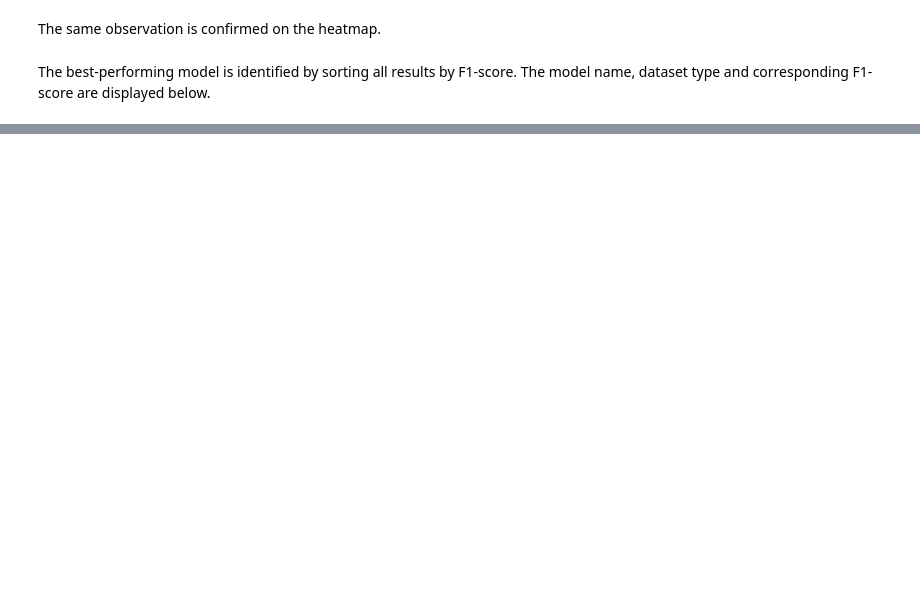
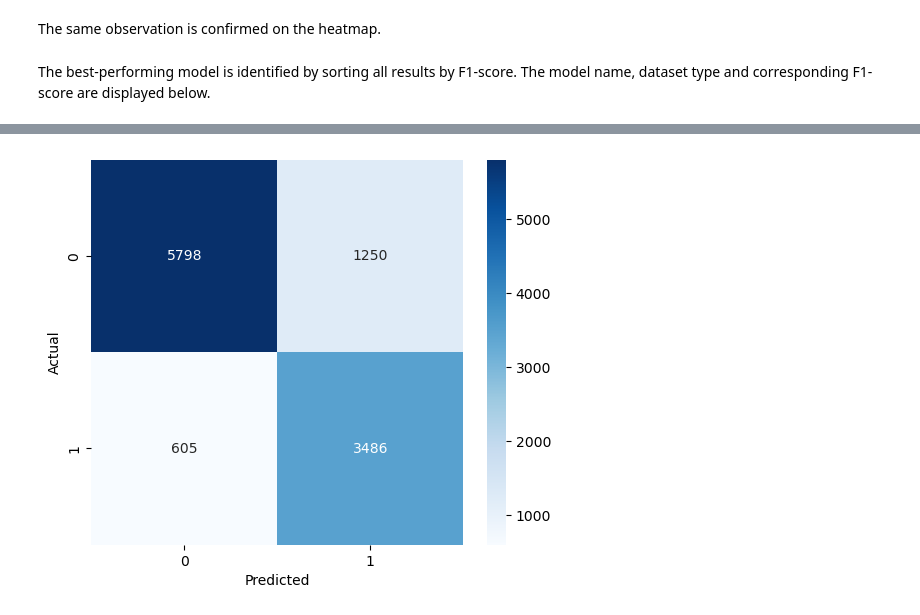
Before and after one commit to GWeronika/Smoking-detection, a Jupyter notebook: CI_ClassicalML.ipynb, the cells around one changed output, grey strips where cells are left out. Drawn from its saved outputs; the diff is of its cells as text; code cells hidden in the pictures; blank space fills up the shorter version.

```diff
--- a/CI_ClassicalML.ipynb
+++ b/CI_ClassicalML.ipynb
@@ -624,0 +347,7 @@ The best overall model is Random Forest trained on the oversampled dataset with
+# %%
+import optuna
+from sklearn.model_selection import cross_val_score, StratifiedKFold
+from sklearn.ensemble import RandomForestClassifier
+from sklearn.metrics import make_scorer, f1_score
+
+X_train, X_test, y_train, y_test = get_dataset("over")
@@ -624,0 +382,10 @@ The best overall model is Random Forest trained on the oversampled dataset with
+# %%
+study = optuna.create_study(direction="maximize")
+study.optimize(objective, n_trials=50)
+
+print("Best trial:")
+trial = study.best_trial
+print("F1-score: ", trial.value)
+print("Params: ")
+for key, value in trial.params.items():
+    print(f"{key}: {value}")
@@ -624,0 +429,11 @@ The best overall model is Random Forest trained on the oversampled dataset with
+# %%
+best_params = trial.params
+best_model = RandomForestClassifier(**best_params, random_state=42, n_jobs=-1)
+best_model.fit(X_train, y_train)
+
+from sklearn.metrics import classification_report, roc_auc_score
+y_pred = best_model.predict(X_test)
+y_proba = best_model.predict_proba(X_test)[:,1]
+
+print(classification_report(y_test, y_pred))
+print("ROC AUC:", roc_auc_score(y_test, y_proba))
@@ -624,0 +458,14 @@ The best overall model is Random Forest trained on the oversampled dataset with
+# %%
+from sklearn.metrics import confusion_matrix
+import seaborn as sns
+import matplotlib.pyplot as plt
+
+cm = confusion_matrix(y_test, y_pred)
+
+plt.figure(figsize=(6,5))
+sns.heatmap(cm, annot=True, fmt='d', cmap='Blues', xticklabels=[0,1], yticklabels=[0,1])
+plt.xlabel('Predicted')
+plt.ylabel('Actual')
+plt.show()
+# %% [output]
+[figure, added]
```
Also changed, not shown: parts of 60 cells of this notebook.
